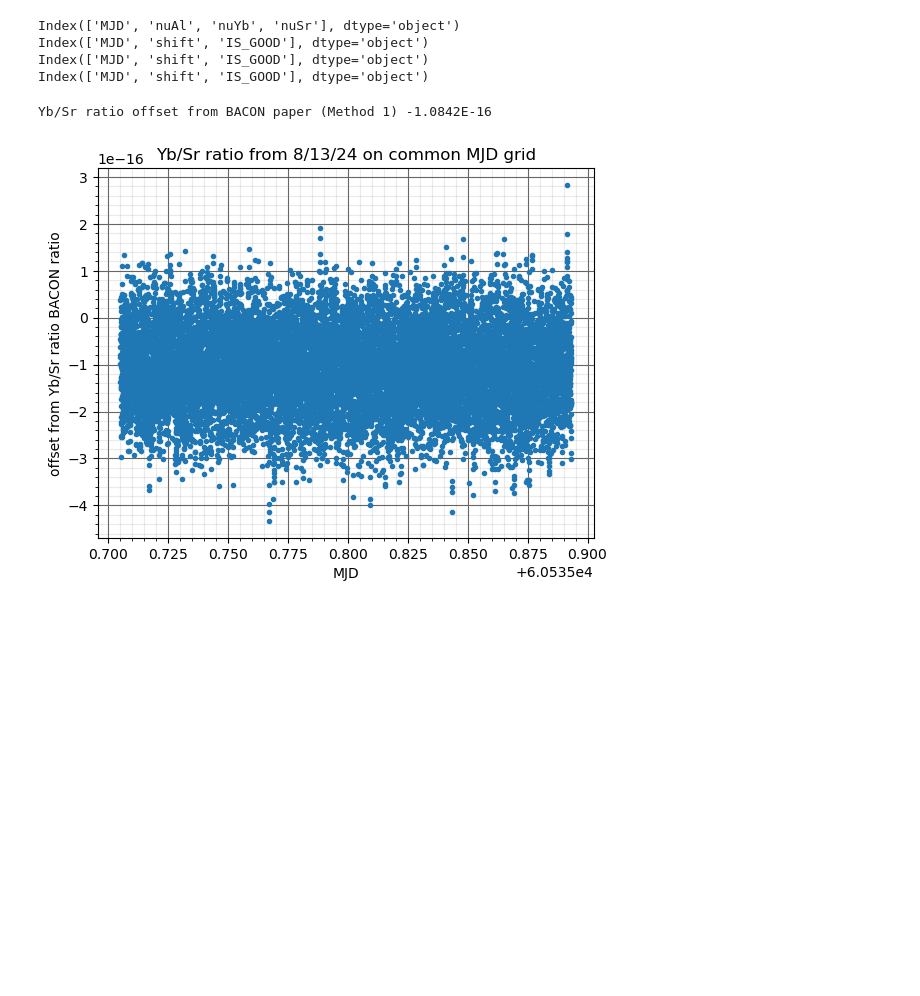
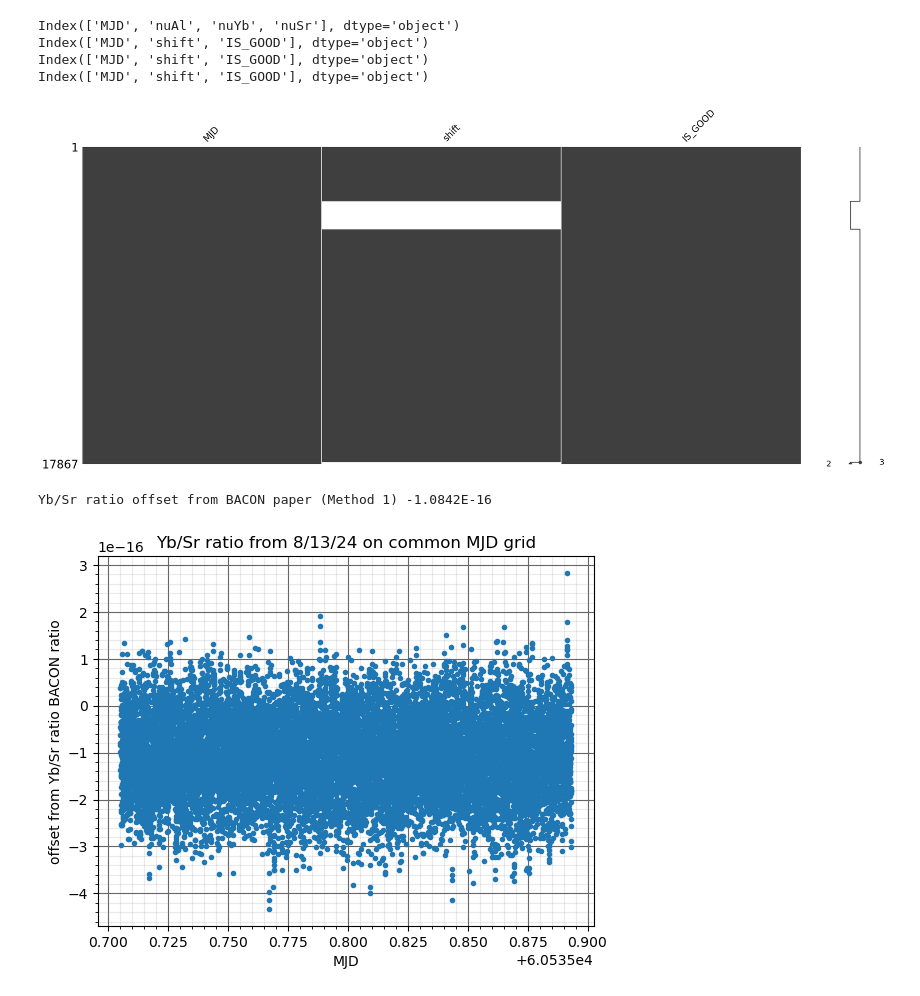
Before and after one commit to caitberry/atomic-clock, a Jupyter notebook: st-interp/three_clocks/three-clock-imputation.ipynb, the cells around one changed output. Cells and saved outputs as stored; diff of their text form; code cells hidden in the pictures; blank space fills up the shorter version.

Commit message:
visualize missing data

```diff
--- a/st-interp/three_clocks/three-clock-imputation.ipynb
+++ b/st-interp/three_clocks/three-clock-imputation.ipynb
@@ -112,7 +112,7 @@ def compute_nuYb_ErYb(data):
 #############################  Load data #######################################
 ################################################################################
 
-path = "/Users/smt3/Documents/test-python/three_clocks/"
+path = "/Users/smt3/Documents/GitHub/atomic-clock/st-interp/three_clocks/"
 
 # load comb data
 data_ErYb = open_ErYb_data(path + "20240813_Deglitched_ErYb_only1.dat")
@@ -242,6 +242,17 @@ Index(['MJD', 'nuAl', 'nuYb', 'nuSr'], dtype='object')
 Index(['MJD', 'shift', 'IS_GOOD'], dtype='object')
 Index(['MJD', 'shift', 'IS_GOOD'], dtype='object')
 Index(['MJD', 'shift', 'IS_GOOD'], dtype='object')
+# %%
+## Visualize gaps in data before imputing
+##Note: first install missingno package into myenv via terminal
+## cd ~/anaconda3/envs/myenv
+## pip install missingno
+import missingno as msno
+miss_inx_Al = pd.isnull(shift_data_Al["shift"])
+msno.matrix(shift_data_Al)
+plt.show()
+# %% [output]
+[figure, added]
 # %%
 ################################################################################
 #########################  Interpolation techniques  ###########################
```
Also changed, not shown: 1 other file.
